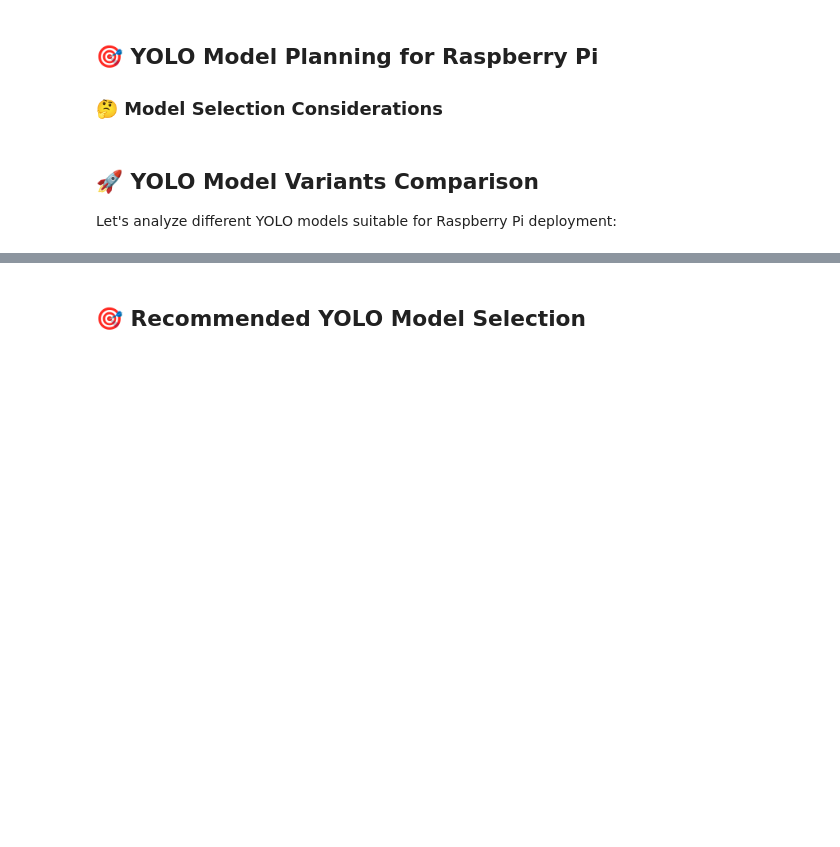
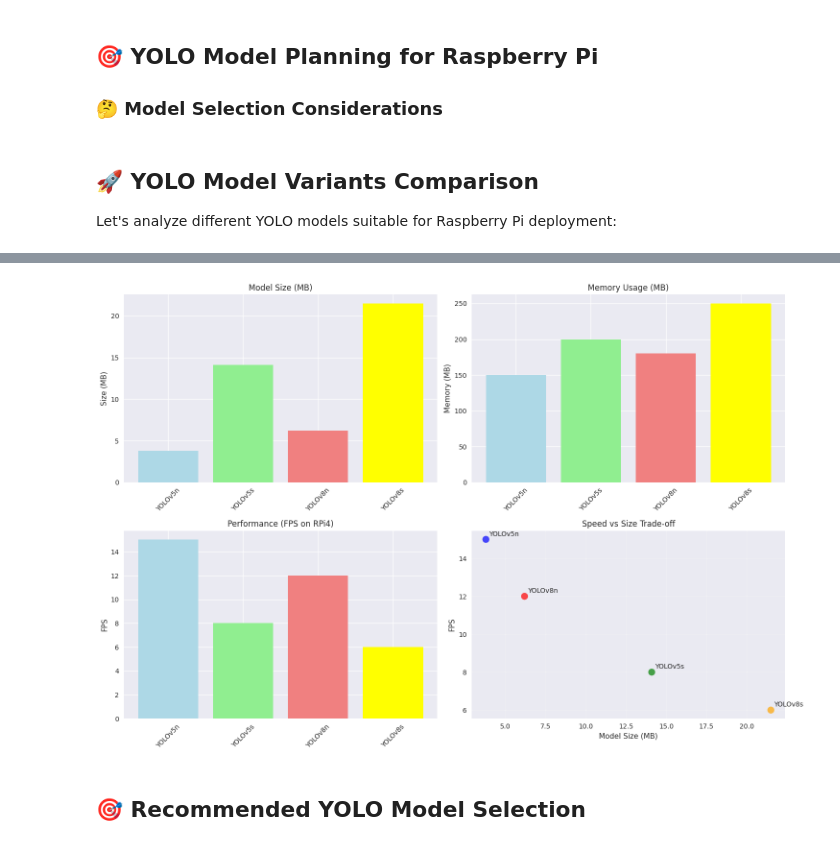
Before and after one commit to ahkatlio/VTOLVision, a Jupyter notebook: VTOL_Vision_Dataset_Analysis.ipynb, the cells around one changed output, grey strips where cells are left out. Saved outputs shown, nothing was run; the diff lists cells and outputs as text; code cells hidden in the pictures; blank space fills up the shorter version.

```diff
--- a/VTOL_Vision_Dataset_Analysis.ipynb
+++ b/VTOL_Vision_Dataset_Analysis.ipynb
@@ -338,7 +430,6 @@ colors_data = analyze_colors()
 
 Let's analyze different YOLO models suitable for Raspberry Pi deployment:
 # %%
-# YOLO model comparison for Raspberry Pi
 def compare_yolo_models():
     """Compare different YOLO model variants for Raspberry Pi deployment"""
 
@@ -381,7 +472,6 @@ def compare_yolo_models():
         }
     }
 
-    # Create comparison table
     table = Table(title="🤖 YOLO Models for Raspberry Pi")
     table.add_column("Model", style="cyan")
     table.add_column("Parameters", style="magenta")
@@ -402,53 +492,52 @@ def compare_yolo_models():
 
     console.print(table)
 
-    # Visualization
-    plt.figure(figsize=(15, 10))
+    # Suppress warnings during plotting
+    with warnings.catch_warnings():
+        warnings.simplefilter("ignore")
 
-    models = list(yolo_models.keys())
-    sizes = [yolo_models[m]["size_mb"] for m in models]
-    memory = [yolo_models[m]["memory_mb"] for m in models]
-    fps_avg = [float(yolo_models[m]["fps_rpi4"].split('-')[0]) for m in models]
+        plt.figure(figsize=(15, 10))
 
-    # Model size comparison
-    plt.subplot(2, 2, 1)
-    plt.bar(models, sizes, color=['lightblue', 'lightgreen', 'lightcoral', 'lightyellow'])
-    plt.title('📦 Model Size (MB)')
-    plt.ylabel('Size (MB)')
-    plt.xticks(rotation=45)
+        models = list(yolo_models.keys())
+        sizes = [yolo_models[m]["size_mb"] for m in models]
+        memory = [yolo_models[m]["memory_mb"] for m in models]
+        fps_avg = [float(yolo_models[m]["fps_rpi4"].split('-')[0]) for m in models]
 
-    # Memory usage
-    plt.subplot(2, 2, 2)
-    plt.bar(models, memory, color=['lightblue', 'lightgreen', 'lightcoral', 'lightyellow'])
-    plt.title('🧠 Memory Usage (MB)')
-    plt.ylabel('Memory (MB)')
-    plt.xticks(rotation=45)
+        plt.subplot(2, 2, 1)
+        plt.bar(models, sizes, color=['lightblue', 'lightgreen', 'lightcoral', 'yellow'])
+        plt.title('Model Size (MB)')
+        plt.ylabel('Size (MB)')
+        plt.xticks(rotation=45)
 
-    # FPS comparison
-    plt.subplot(2, 2, 3)
-    plt.bar(models, fps_avg, color=['lightblue', 'lightgreen', 'lightcoral', 'lightyellow'])
-    plt.title('⚡ Performance (FPS on RPi4)')
-    plt.ylabel('FPS')
-    plt.xticks(rotation=45)
+        plt.subplot(2, 2, 2)
+        plt.bar(models, memory, color=['lightblue', 'lightgreen', 'lightcoral', 'yellow'])
+        plt.title('Memory Usage (MB)')
+        plt.ylabel('Memory (MB)')
+        plt.xticks(rotation=45)
 
-    # Speed vs Size scatter
-    plt.subplot(2, 2, 4)
-    colors_scatter = ['blue', 'green', 'red', 'orange']
-    plt.scatter(sizes, fps_avg, c=colors_scatter, s=100, alpha=0.7)
-    for i, model in enumerate(models):
-        plt.annotate(model, (sizes[i], fps_avg[i]), xytext=(5, 5),
-                    textcoords='offset points')
-    plt.xlabel('Model Size (MB)')
-    plt.ylabel('FPS')
-    plt.title('📊 Speed vs Size Trade-off')
-    plt.grid(True, alpha=0.3)
+        plt.subplot(2, 2, 3)
+        plt.bar(models, fps_avg, color=['lightblue', 'lightgreen', 'lightcoral', 'yellow'])
+        plt.title('Performance (FPS on RPi4)')
+        plt.ylabel('FPS')
+        plt.xticks(rotation=45)
 
-    plt.tight_layout()
+        plt.subplot(2, 2, 4)
+        colors_scatter = ['blue', 'green', 'red', 'orange']
+        plt.scatter(sizes, fps_avg, c=colors_scatter, s=100, alpha=0.7)
+        for i, model in enumerate(models):
+            plt.annotate(model, (sizes[i], fps_avg[i]), xytext=(5, 5),
+                        textcoords='offset points')
+        plt.xlabel('Model Size (MB)')
+        plt.ylabel('FPS')
+        plt.title('Speed vs Size Trade-off')
+        plt.grid(True, alpha=0.3)
 
-    # Save the plot
-    save_plot('yolo_model_comparison.png')
-    plt.show()
+        plt.tight_layout()
+
+        save_plot('yolo_model_comparison.png')
+        plt.show()
 
     return yolo_models
 
 model_comparison = compare_yolo_models()
+# %% [output]
@@ -455,3 +554,4 @@ model_comparison = compare_yolo_models()
+[figure, added]
 # %% [markdown]
 ## 🎯 Recommended YOLO Model Selection
 # %%
```
Also changed, not shown: parts of 14 cells of this notebook.
